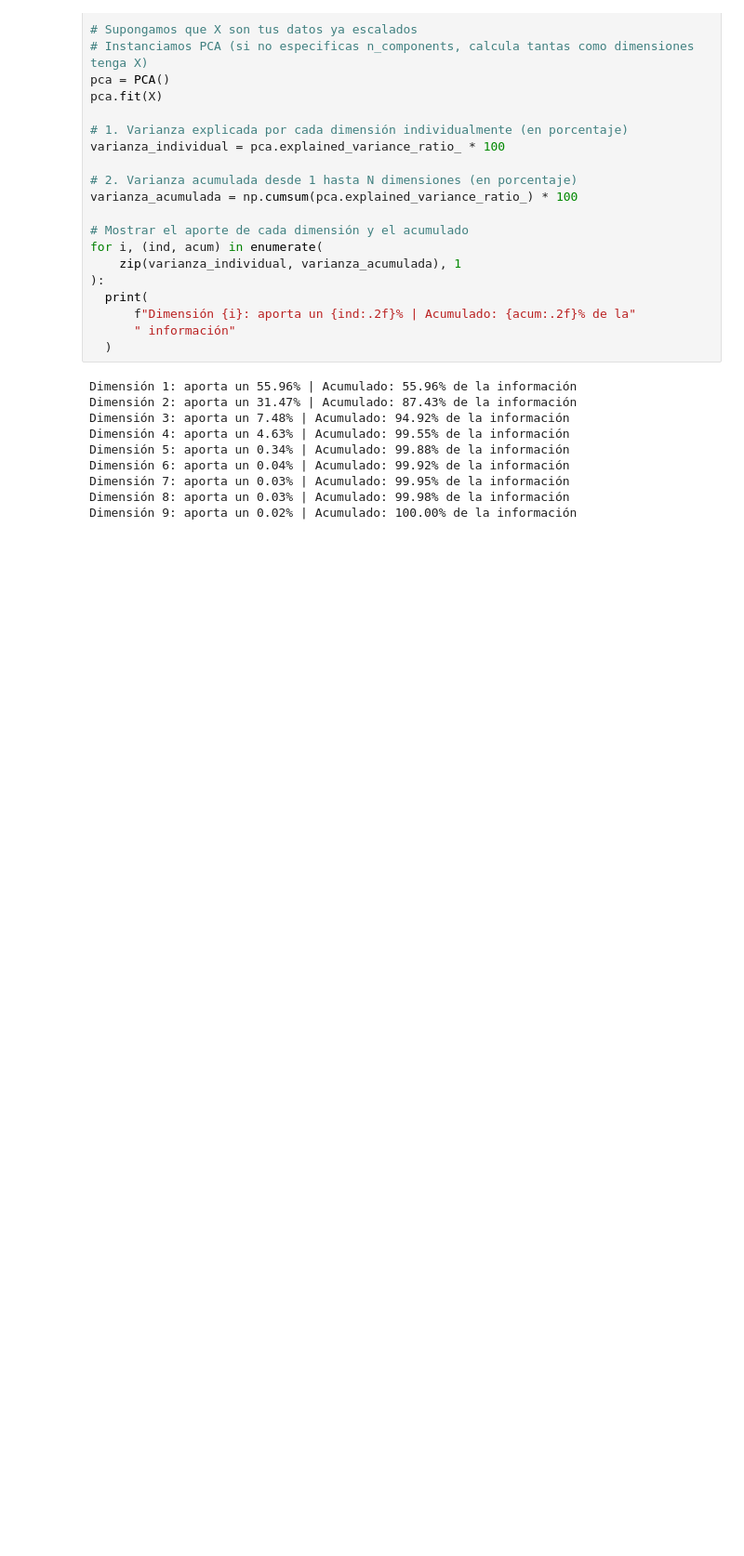
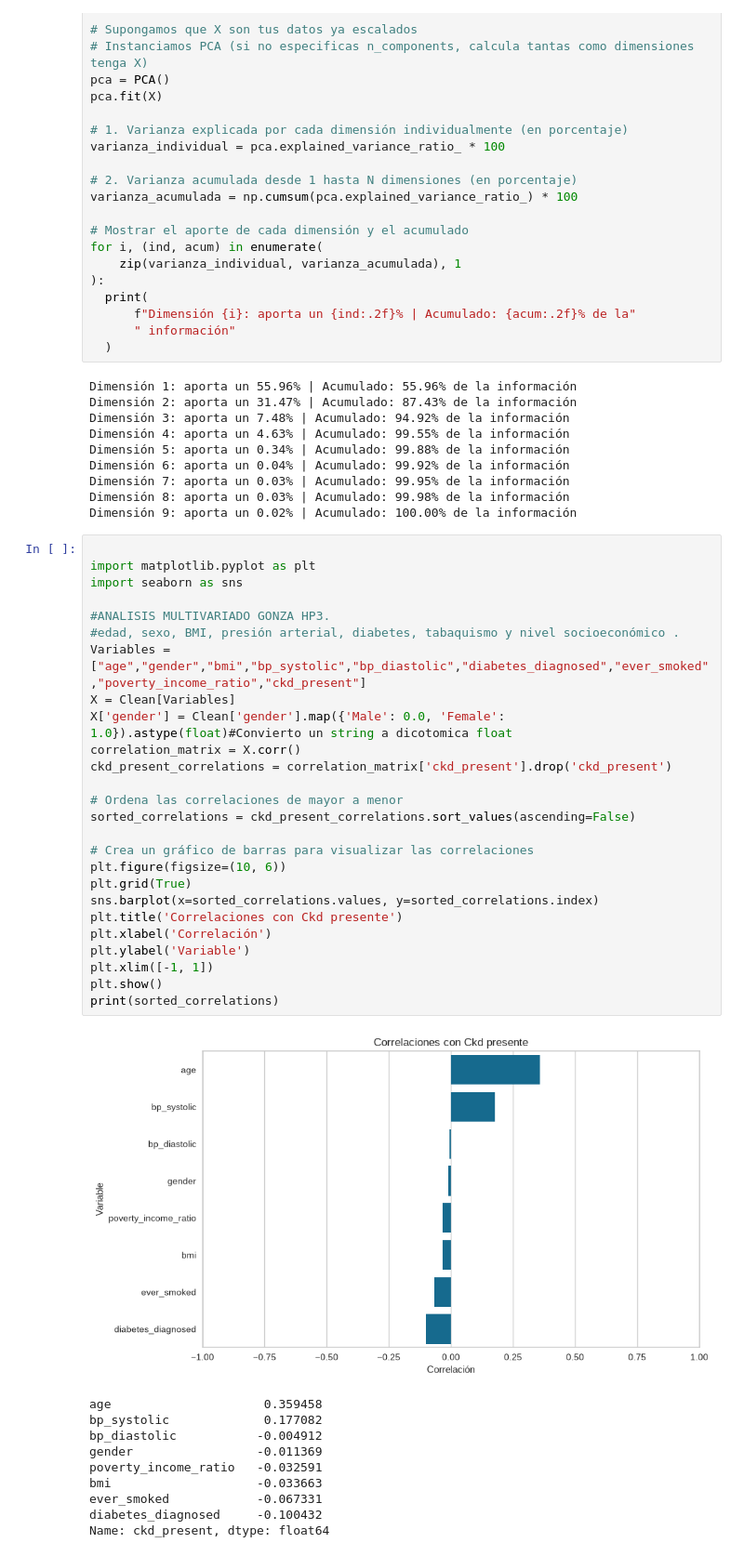
Before and after one commit to GonzaloManterola/Grupo27Ciencias, a Jupyter notebook: Main.ipynb, the cells around one changed output. Shown at 93% size. Saved outputs shown, nothing was run; the diff lists cells and outputs as text; blank space fills up the shorter version.

```diff
--- a/Main.ipynb
+++ b/Main.ipynb
@@ -381,5 +362,42 @@ Dimensión 6: aporta un 0.04% | Acumulado: 99.92% de la información
 Dimensión 7: aporta un 0.03% | Acumulado: 99.95% de la información
 Dimensión 8: aporta un 0.03% | Acumulado: 99.98% de la información
 Dimensión 9: aporta un 0.02% | Acumulado: 100.00% de la información
+# %%
+
+import matplotlib.pyplot as plt
+import seaborn as sns
+
+#ANALISIS MULTIVARIADO GONZA HP3.
+#edad, sexo, BMI, presión arterial, diabetes, tabaquismo y nivel socioeconómico .
+Variables = ["age","gender","bmi","bp_systolic","bp_diastolic","diabetes_diagnosed","ever_smoked","poverty_income_ratio","ckd_present"]
+X = Clean[Variables]
+X['gender'] = Clean['gender'].map({'Male': 0.0, 'Female': 1.0}).astype(float)#Convierto un string a dicotomica float
+correlation_matrix = X.corr()
+ckd_present_correlations = correlation_matrix['ckd_present'].drop('ckd_present')
+
+# Ordena las correlaciones de mayor a menor
+sorted_correlations = ckd_present_correlations.sort_values(ascending=False)
+
+# Crea un gráfico de barras para visualizar las correlaciones
+plt.figure(figsize=(10, 6))
+plt.grid(True)
+sns.barplot(x=sorted_correlations.values, y=sorted_correlations.index)
+plt.title('Correlaciones con Ckd presente')
+plt.xlabel('Correlación')
+plt.ylabel('Variable')
+plt.xlim([-1, 1])
+plt.show()
+print(sorted_correlations)
+# %% [output]
+[figure, added]
+age                     0.359458
+bp_systolic             0.177082
+bp_diastolic           -0.004912
+gender                 -0.011369
+poverty_income_ratio   -0.032591
+bmi                    -0.033663
+ever_smoked            -0.067331
+diabetes_diagnosed     -0.100432
+Name: ckd_present, dtype: float64
 # %%
 from sklearn.cluster import KMeans
```
Also changed, not shown: parts of 17 cells of this notebook.
